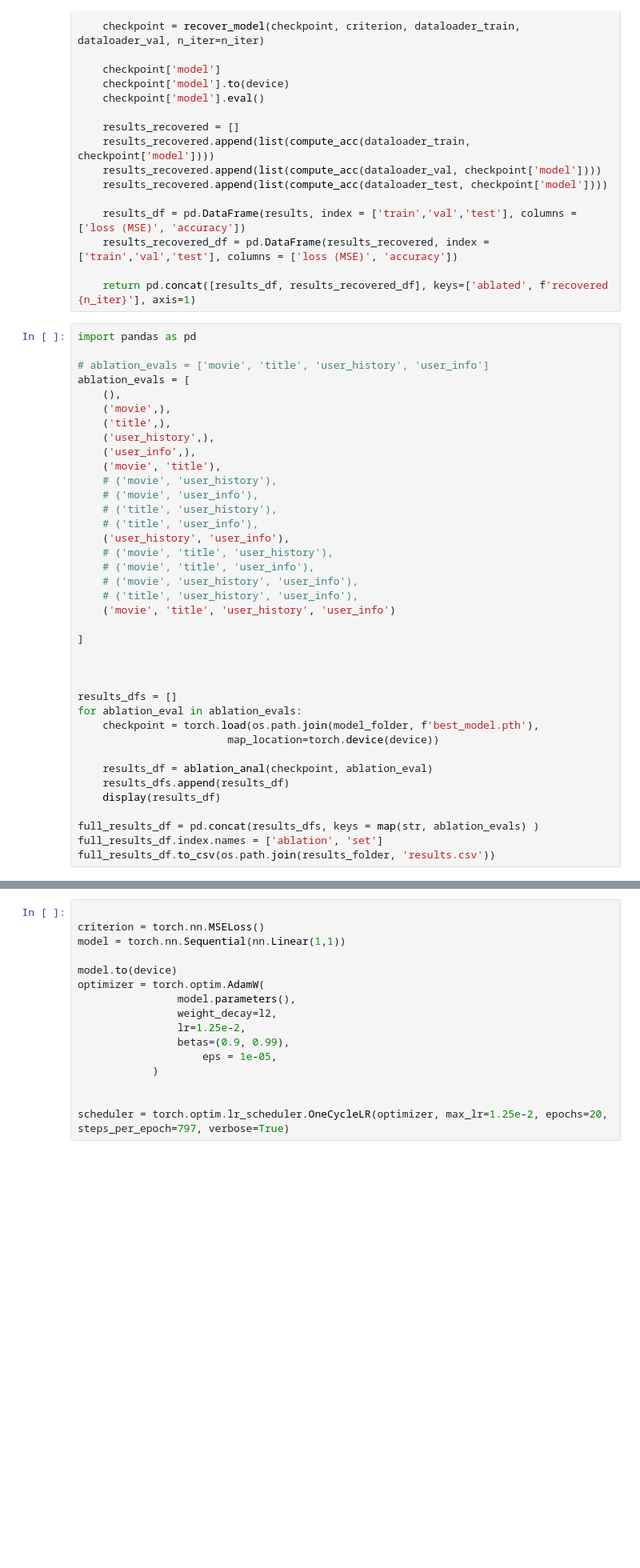
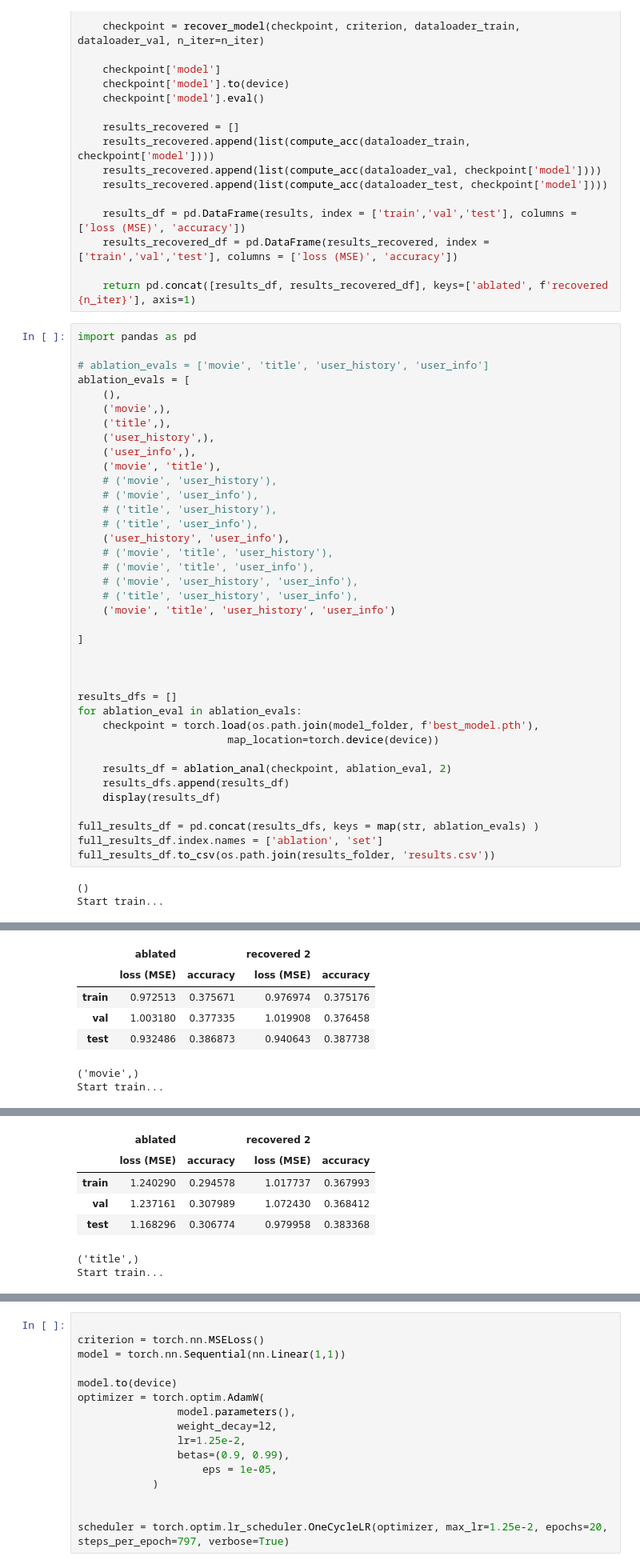
Before and after one commit to YazdanZ/SeqRec, a Jupyter notebook: mLSTM_movielens-ablation-title.ipynb, the cells around one changed output, grey strips where cells are left out. Shown: that part at 80% size. Drawn from its saved outputs; the diff is of its cells as text; blank space fills up the shorter version.

```diff
--- a/mLSTM_movielens-ablation-title.ipynb
+++ b/mLSTM_movielens-ablation-title.ipynb
@@ -1032,10 +1046,13 @@ for ablation_eval in ablation_evals:
     checkpoint = torch.load(os.path.join(model_folder, f'best_model.pth'),
                         map_location=torch.device(device))
 
-    results_df = ablation_anal(checkpoint, ablation_eval)
+    results_df = ablation_anal(checkpoint, ablation_eval, 2)
     results_dfs.append(results_df)
     display(results_df)
 
 full_results_df = pd.concat(results_dfs, keys = map(str, ablation_evals) )
 full_results_df.index.names = ['ablation', 'set']
 full_results_df.to_csv(os.path.join(results_folder, 'results.csv'))
+# %% [output]
+()
+Start train...
@@ -1041,0 +1061,7 @@ full_results_df.to_csv(os.path.join(results_folder, 'results.csv'))
+|  | ablated |  | recovered 2 |  |
+|  | loss (MSE) | accuracy | loss (MSE) | accuracy |
+| train | 0.972513 | 0.375671 | 0.976974 | 0.375176 |
+| val | 1.003180 | 0.377335 | 1.019908 | 0.376458 |
+| test | 0.932486 | 0.386873 | 0.940643 | 0.387738 |
+('movie',)
+Start train...
@@ -1041,0 +1070,7 @@ full_results_df.to_csv(os.path.join(results_folder, 'results.csv'))
+|  | ablated |  | recovered 2 |  |
+|  | loss (MSE) | accuracy | loss (MSE) | accuracy |
+| train | 1.240290 | 0.294578 | 1.017737 | 0.367993 |
+| val | 1.237161 | 0.307989 | 1.072430 | 0.368412 |
+| test | 1.168296 | 0.306774 | 0.979958 | 0.383368 |
+('title',)
+Start train...
```
Also changed, not shown: parts of 11 cells of this notebook, 2 other files.
